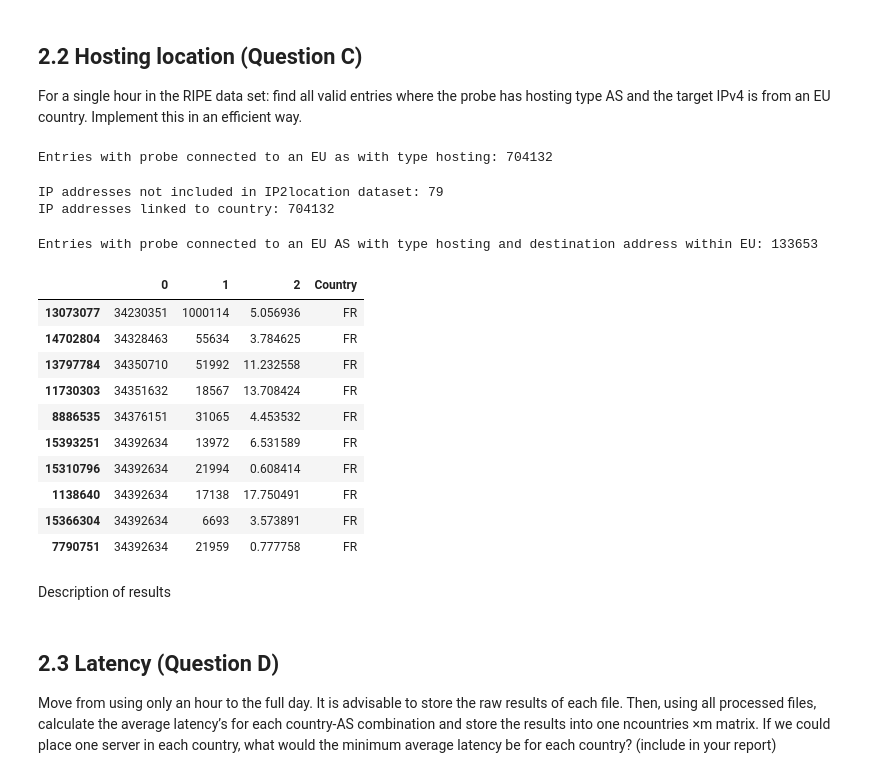
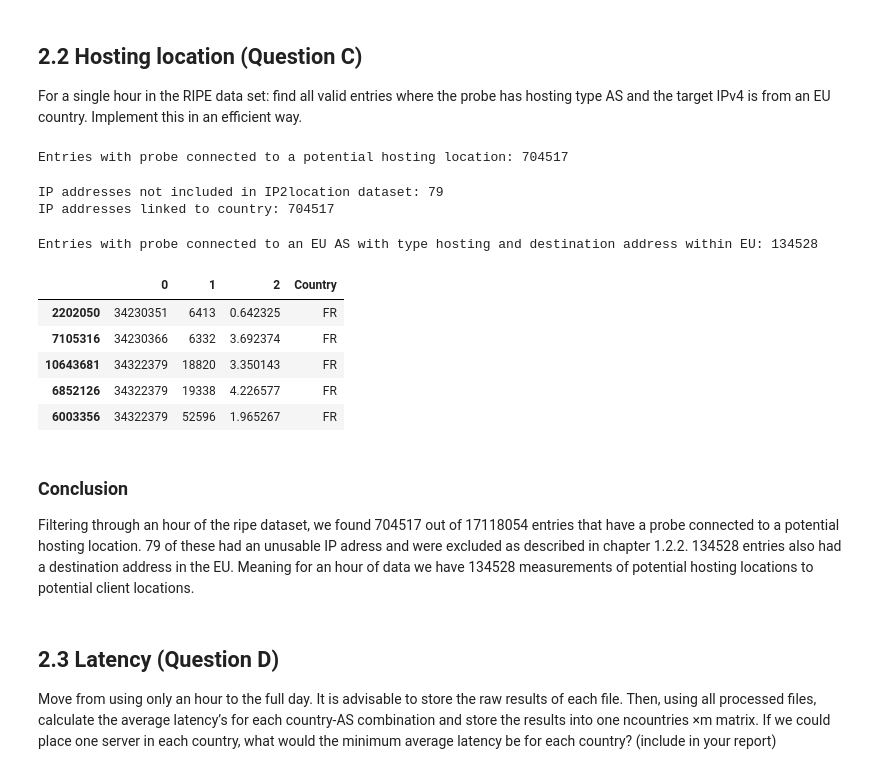
Before and after one commit to eboateng/FoDA, a Jupyter notebook: Assignment 2/Assignment 2.ipynb, the cells around one changed output. Saved outputs shown, nothing was run; the diff lists cells and outputs as text; code cells hidden in the pictures.

Commit message:
Assignment 2 all feedback included
Changelog is in the assignment 2 file
To read the data, rename RIPE_00-23.zip_ to RIPE_00-23.zip and exctract

```diff
--- a/Assignment 2/Assignment 2.ipynb
+++ b/Assignment 2/Assignment 2.ipynb
@@ -87,3 +117,7 @@ as_probe_joined_df = pd.merge(P_df,AS_df, on='ASN')
+# %%
+# EU country codes retrieved from: https://ec.europa.eu/eurostat/statistics-explained/index.php?title=Glossary:Country_codes
+# Changed EL -> GR
+EU_list = ['BE','BG','CZ','DK','DE','EE','IE','GR','ES','FR','HR','IT','CY','LV','LT','LU','HU','MT','NL','AT','PL','PT','RO','SI','SK','FI','SE']
 # %% [markdown]
 ### IP2Location dataset
 # %%
@@ -105,7 +139,7 @@ decomFilename = 'data/ping-2022-03-01T2300_decom'
 #decomFile     = open(decomFilename, 'rt')
 
 #Option 2 BZ2 file
-bz2Filename = 'data/ping-2022-03-01T0000.bz2'
+bz2Filename = 'data/ping-2022-03-01T2300.bz2'
 bz2File     = bz2.open(bz2Filename, 'rt')
 
 
@@ -115,12 +149,12 @@ tuple_list = []
 
 start  = time.time()
 
-#for line in bz2File:
+#for line in decomFile:
 for line in bz2File:
 
     decoded_line = json.loads(line)
     if "af" in decoded_line and "dst_addr" in decoded_line and "prb_id" in decoded_line and "avg" in decoded_line:
-        if decoded_line["af"] == 4:
+        if (decoded_line["af"] == 4)and (df_dict["avg"] > 0):
             tuple_list.append((decoded_line["dst_addr"],decoded_line["prb_id"],decoded_line["avg"]))
 
 
@@ -128,5 +162,7 @@ dur         = round(time.time() - start,2)
 print("Loading took: "  + str(dur) + " seconds")
 print("Lines added to tuple: " + str(len(tuple_list)))
 
+
 #finally close bz2File
+#decomFile.close()
 bz2File.close()
@@ -146,11 +184,12 @@ Loading took: 6.05 seconds
 Changed reading method to raw characters to save about 20% in loading time
 # %%
-#Changed 24 -> 6
-RIPE_Filenames = pd.date_range('2022-03-01', periods=6, freq='60min').strftime('D:/FoDa Data/ping-%Y-%m-%dT%H%M.bz2').tolist()
+RIPE_Filenames = pd.date_range('2022-03-01', periods=24, freq='60min').strftime('D:/FoDa Data/ping-%Y-%m-%dT%H%M.bz2').tolist()
 
 Complete_ASN_List = []
 Complete_RIPE_Entries_df = pd.DataFrame({0:[], 1:[], 2:[], 'Country':[]})
 
+# Filter data set for AS's that can be used for hosting in the EU
+as_probe_joined_df = as_probe_joined_df.loc[(as_probe_joined_df['type'] == 'hosting') & (as_probe_joined_df['Country'].isin(EU_list))]
 
 for filename in RIPE_Filenames:
     #Read RIPE data
@@ -363,6 +468,3 @@ as_probe_joined_df = pd.merge(P_df,AS_df, on='ASN')
 # %%
-# EU country codes retrieved from: https://ec.europa.eu/eurostat/statistics-explained/index.php?title=Glossary:Country_codes
-EU_list = ['BE','BG','CZ','DK','DE','EE','IE','EL','ES','FR','HR','IT','CY','LV','LT','LU','HU','MT','NL','AT','PL','PT','RO','SI','SK','FI','SE']
-
-# Filter data set for AS's that can be used for hosting in the EU
-as_probe_joined_df = as_probe_joined_df.loc[(as_probe_joined_df['type'] == 'hosting') & (as_probe_joined_df['Country'].isin(EU_list))]
+#First 3 probes
+display_df.head(3)
@@ -425,9 +494,9 @@ the target IPv4 is from an EU country. Implement this in an efficient way.
 #Selects all entries in RIPE data with probe connected to EU as of type hosting
 RIPE_HostAS_df = RIPE_df.loc[RIPE_df[1].isin(AS_Probe_RIPE_df['prb_id'])]
 
-print("Entries with probe connected to an EU as with type hosting: " + str(len(RIPE_HostAS_df[1])))
+print("Entries with probe connected to a potential hosting location: " + str(len(RIPE_HostAS_df[1])))
 # %% [output]
-Entries with probe connected to an EU as with type hosting: 704132
+Entries with probe connected to a potential hosting location: 704517
 # %%
 #Convert IP strings to IP integers
 for i in RIPE_HostAS_df.index:
@@ -469,30 +538,26 @@ print("IP addresses linked to country: " + str(len(Dest_Addr_Countries)))
 RIPE_HostAS_df["Country"] = Dest_Addr_Countries
 # %% [output]
 IP addresses not included in IP2location dataset: 79
-IP addresses linked to country: 704132
+IP addresses linked to country: 704517
 # %%
 #Remove entries not in EU
 RIPE_HostAS_df = RIPE_HostAS_df.loc[RIPE_HostAS_df['Country'].isin(EU_list)]
 
 print("Entries with probe connected to an EU AS with type hosting and destination address within EU: " + str(len(RIPE_HostAS_df[1])))
 # %% [output]
-Entries with probe connected to an EU AS with type hosting and destination address within EU: 133653
+Entries with probe connected to an EU AS with type hosting and destination address within EU: 134528
 # %%
-RIPE_HostAS_df.head(10)
+RIPE_HostAS_df.head(5)
 # %% [output]
 |  | 0 | 1 | 2 | Country |
-| 13073077 | 34230351 | 1000114 | 5.056936 | FR |
-| 14702804 | 34328463 | 55634 | 3.784625 | FR |
-| 13797784 | 34350710 | 51992 | 11.232558 | FR |
-| 11730303 | 34351632 | 18567 | 13.708424 | FR |
-| 8886535 | 34376151 | 31065 | 4.453532 | FR |
-| 15393251 | 34392634 | 13972 | 6.531589 | FR |
-| 15310796 | 34392634 | 21994 | 0.608414 | FR |
-| 1138640 | 34392634 | 17138 | 17.750491 | FR |
-| 15366304 | 34392634 | 6693 | 3.573891 | FR |
-| 7790751 | 34392634 | 21959 | 0.777758 | FR |
+| 2202050 | 34230351 | 6413 | 0.642325 | FR |
+| 7105316 | 34230366 | 6332 | 3.692374 | FR |
+| 10643681 | 34322379 | 18820 | 3.350143 | FR |
+| 6852126 | 34322379 | 19338 | 4.226577 | FR |
+| 6003356 | 34322379 | 52596 | 1.965267 | FR |
 # %% [markdown]
-Description of results
+### Conclusion
+Filtering through an hour of the ripe dataset, we found 704517 out of 17118054 entries that have a probe connected to a potential hosting location. 79 of these had an unusable IP adress and were excluded as described in chapter 1.2.2. 134528 entries also had a destination address in the EU. Meaning for an hour of data we have 134528 measurements of potential hosting locations to potential client locations.
 # %% [markdown]
 ## 2.3 Latency (Question D)
 Move from using only an hour to the full day. It is advisable to store the raw results of each file. Then,
```
Also changed, not shown: parts of 49 cells of this notebook, 4 other files.
